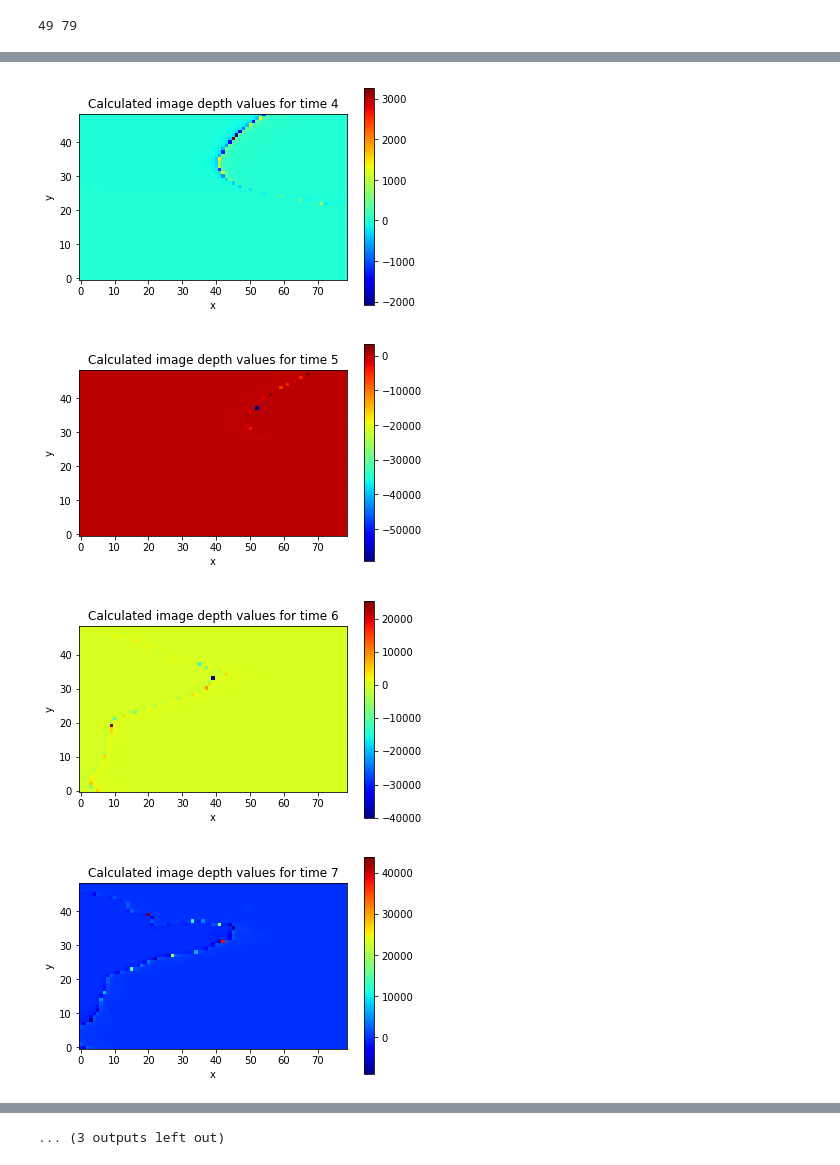
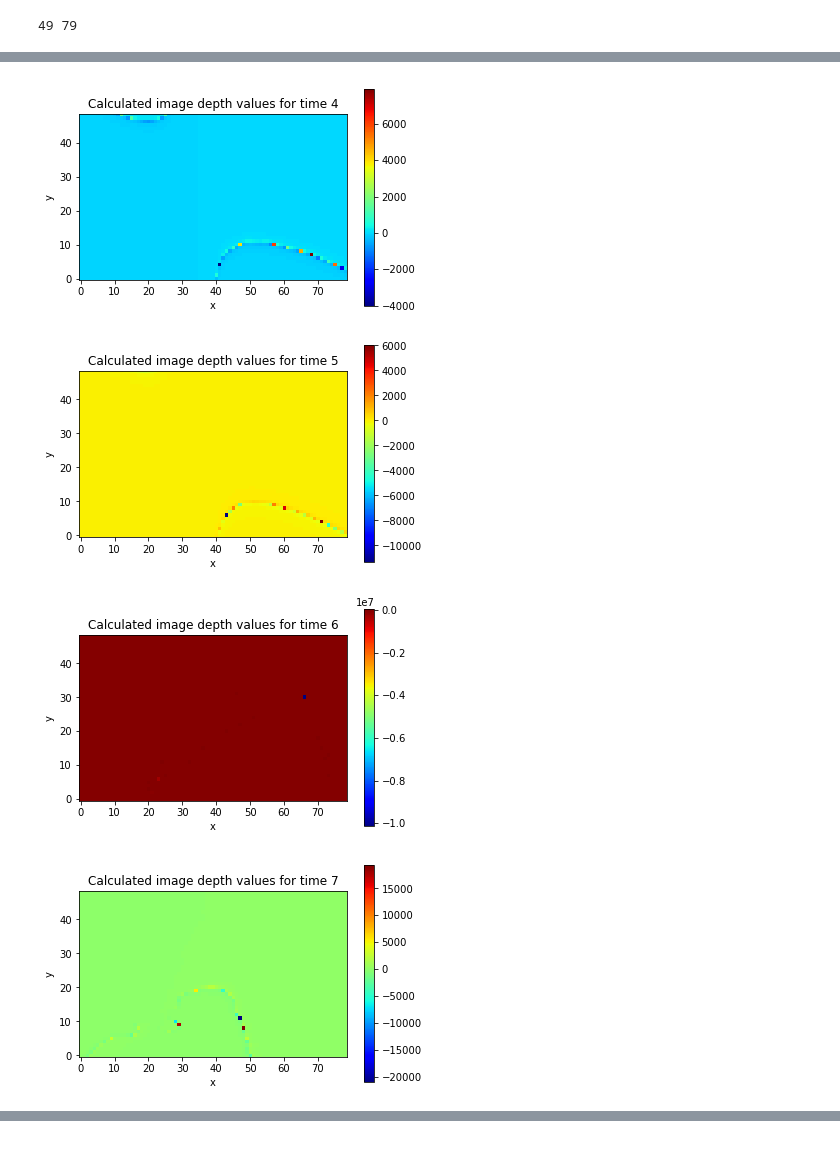
Before and after one commit to sharbatc/piof, a Jupyter notebook: tianyi_extract.ipynb, the cells around one changed output, grey strips where cells are left out. Cells and saved outputs as stored; diff of their text form; code cells hidden in the pictures.

```diff
--- a/tianyi_extract.ipynb
+++ b/tianyi_extract.ipynb
@@ -132,3 +156,19 @@ plt.tight_layout()
 animation.FuncAnimation(fig, animate, frames=T.shape[0], interval=50)
 # %% [output]
 <matplotlib.animation.FuncAnimation at 0x...>
+# %%
+for i in range(8):
+    fig = plt.figure()
+    ax = fig.add_subplot(111)
+    spacing = 2
+    time = im_shape[0]
+    x_shape = im_shape[1]
+    y_shape = im_shape[2]
+    im_show = []
+    (X, T, Y) = np.meshgrid(np.arange(0, x_shape), np.arange(0, time), np.arange(0, y_shape))
+    Q = ax.quiver(X[0,::spacing,::spacing], Y[0,::spacing,::spacing],
+                       video_v_x[i,::spacing,::spacing], video_v_y[i,::spacing,::spacing],
+                        pivot='tail', color='k', units='xy', scale = .05)
+    im_show.append(Q)
+    plt.tight_layout()
+    plt.savefig('figs/quiver_tianyi{}.png'.format(i),bbox_inches='tight')
@@ -233,7 +282,7 @@ def calculate_CT_parallel_inner(params):
     T = np.array([[x],[y],[z]])
     sample_points = im_patches[:,:,patch_id]
     projected_CT = calculate_projected_CT(sample_points,T) #the time consumer
-    np.save('ct_estimate/ct_estimate_patchid{}_idtheta{}_idphi{}.npy'.format(patch_id,idtheta,idphi),projected_CT)
+    np.save('new_ct_estimate/new_ct_estimate_patchid{}_idtheta{}_idphi{}.npy'.format(patch_id,idtheta,idphi),projected_CT)
 
 
 ## if time permits, try double optimisations, but remember that daemonic processes cannnot have children
@@ -242,16 +291,16 @@ def calculate_CT_parallel_inner(params):
 def calculate_E(params): #tentative, check use of sample_points, T or using patch_no, phi, theta
     idtheta, idphi, patch_id, time_id = params[0],params[1],params[2],params[3]
     sample_points = im_patches[:,:,patch_id]
-    projected_CT = np.load('ct_estimate/ct_estimate_patchid{}_idtheta{}_idphi{}.npy'.format(patch_id,idtheta,idphi))
+    projected_CT = np.load('new_ct_estimate/new_ct_estimate_patchid{}_idtheta{}_idphi{}.npy'.format(patch_id,idtheta,idphi))
     v = calculate_v(sample_points,time_id)
     E_T = (np.linalg.norm(np.dot(projected_CT,v)))**2
     return (patch_id,idtheta,idphi,E_T)
 # %%
 x_lim = size[0]
 y_lim = size[1]
-N = 10 #number of random points in each patch
+N = 8 #number of random points in each patch
 f = 15 #focal length
-patch1d = 4
+patch1d = 3
 num_patches = 0
 
 im_patches = np.transpose([[np.random.randint(0,10,size=N),np.random.randint(0,10,size=N)]])
@@ -384,7 +427,7 @@ for time_id in range(time):
         for y in np.arange(0,y_lim,1):
             T, omega = np.load('res/tr_rot_time{}.npy'.format(time_id))
             xscaled = x - (size[0]/2)
-            yscaled = y - (size[0]/2)
+            yscaled = y - (size[1]/2)
             A = np.array([[-f,0,xscaled],[0,-f,yscaled]])
             B = np.array([[(xscaled*yscaled)/f, -(f + (xscaled*xscaled)/f), yscaled],[f + (yscaled*yscaled)/f, -(xscaled*yscaled)/f, -xscaled]])
             v = np.array([[video_v_x[time_id,x,y]],[video_v_y[time_id,x,y]]])
@@ -415,7 +456,7 @@ array([[ 6, 19],
 #plotting depth
 %matplotlib inline
 for time_id in range(time):
-    depth_mat = np.load('res/dep_mat0_{}.npy'.format(time_id))
+    depth_mat = np.load('res/dep_mat1_{}.npy'.format(time_id))
     fig = plt.figure()
     ax = fig.add_subplot(1,1,1)
     ax.set_xlabel('x')
@@ -432,4 +473,4 @@ for time_id in range(time):
-[figure, old version]
+[figure, new version]
-[figure, old version]
+[figure, new version]
-[figure, old version]
+[figure, new version]
-[figure, old version]
+[figure, new version]
@@ -440 +477,0 @@ for time_id in range(time):
-... (3 outputs left out)
```
Also changed, not shown: parts of 16 cells of this notebook, 1 other file.
